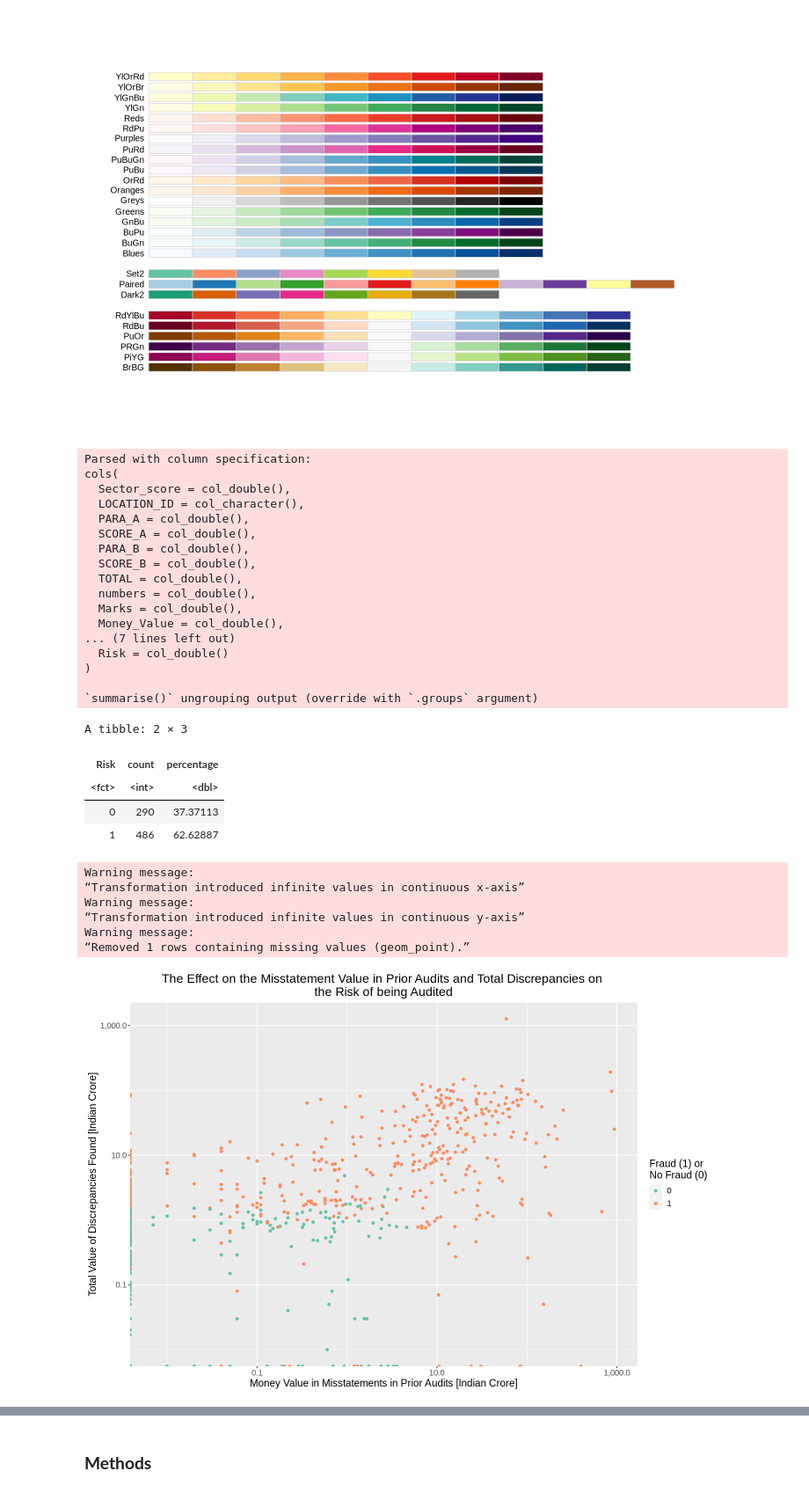
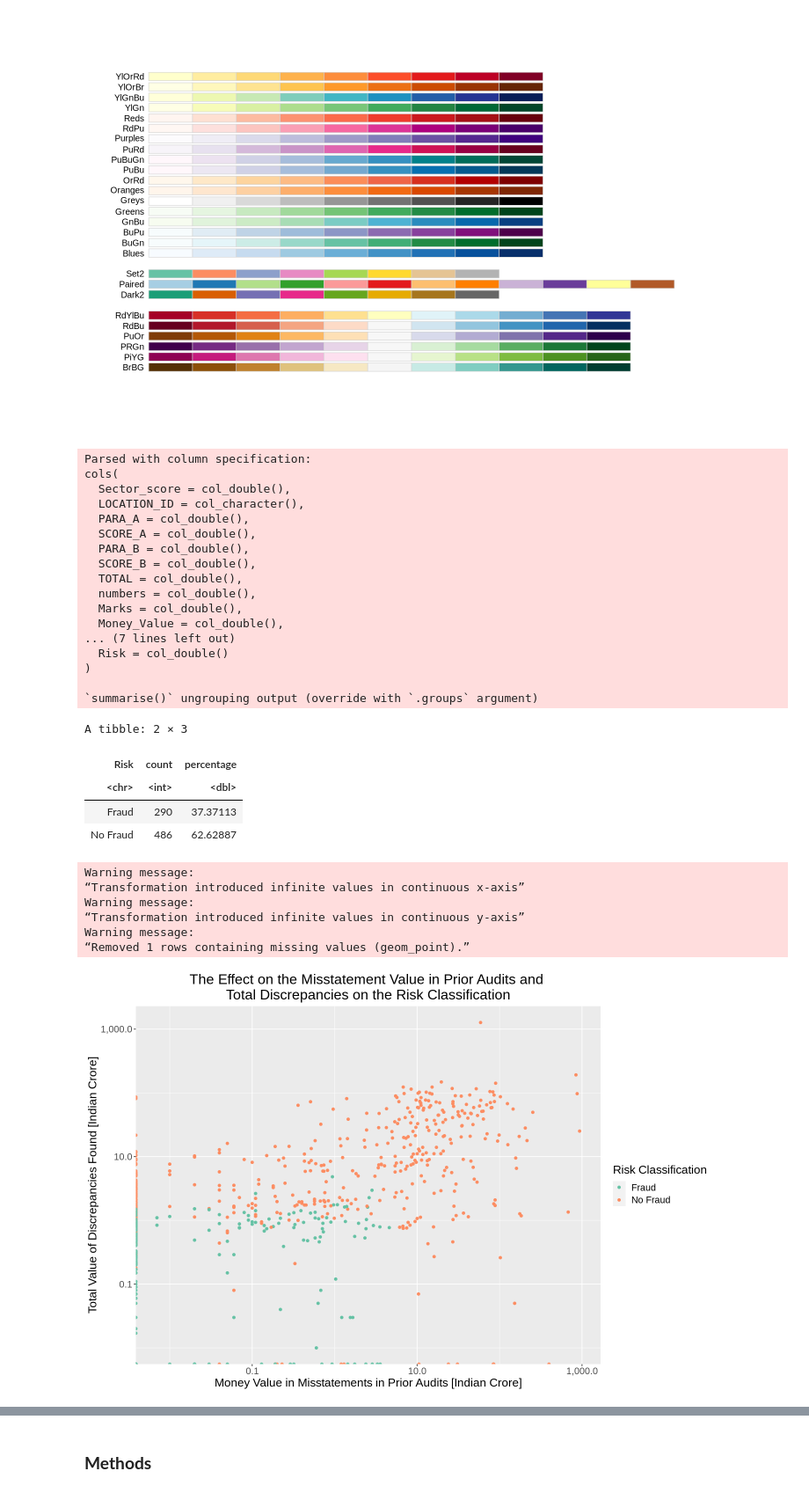
Before and after one commit to fulleraltamiranoe/audit_data, a Jupyter notebook: Final Project Proposal.ipynb, the cells around one changed output, grey strips where cells are left out. Shown: that part at 88% size. Saved outputs shown, nothing was run; the diff lists cells and outputs as text; code cells hidden in the pictures.

Commit message:
Changed Risk
Risk Classification with Fraud and No Fraud

```diff
--- a/Final Project Proposal.ipynb
+++ b/Final Project Proposal.ipynb
@@ -24,6 +24,9 @@ display.brewer.all(colorblindFriendly = TRUE)
 url = "https://raw.githubusercontent.com/fulleraltamiranoe/audit_data/main/trial.csv"
 audit_trial_data <- read_csv(url) %>%
     mutate(Risk = as_factor(Risk))
+
+# Changing the Risk Classification to meaningful names
+audit_trial_data$Risk <- ifelse(audit_trial_data$Risk == "0", "Fraud", "No Fraud")
 
 # Group by Risk and Summarize to see how the Risk classification is dristrubuted
 count <- audit_trial_data %>%
@@ -38,43 +41,43 @@ audit_original_plot <- audit_trial_data %>%
     geom_point() +
     labs(x = "Money Value in Misstatements in Prior Audits [Indian Crore]",
          y = "Total Value of Discrepancies Found [Indian Crore]",
-         colour = c("Fraud (1) or \nNo Fraud (0)")) +
-    ggtitle("The Effect on the Misstatement Value in Prior Audits and Total Discrepancies on \nthe Risk of being Audited") +
-    theme(text = element_text(size = 14), plot.title = element_text(hjust = 0.5)) +
+         colour = c("Risk Classification")) +
+    ggtitle("The Effect on the Misstatement Value in Prior Audits and \nTotal Discrepancies on the Risk Classification") +
+    theme(text = element_text(size = 16), plot.title = element_text(hjust = 0.5)) +
     scale_x_log10(labels = label_comma()) +
     scale_y_log10(labels = label_comma()) +
     scale_color_brewer(palette = "Set2")
 audit_original_plot
 # %% [output]
 Parsed with column specification:
 cols(
   Sector_score = col_double(),
   LOCATION_ID = col_character(),
   PARA_A = col_double(),
   SCORE_A = col_double(),
   PARA_B = col_double(),
   SCORE_B = col_double(),
   TOTAL = col_double(),
   numbers = col_double(),
   Marks = col_double(),
   Money_Value = col_double(),
 ... (7 lines left out)
   Risk = col_double()
 )
 
 `summarise()` ungrouping output (override with `.groups` argument)
 A tibble: 2 × 3
 | Risk | count | percentage |
-| <fct> | <int> | <dbl> |
-| 0 | 290 | 37.37113 |
-| 1 | 486 | 62.62887 |
+| <chr> | <int> | <dbl> |
+| Fraud | 290 | 37.37113 |
+| No Fraud | 486 | 62.62887 |
 Warning message:
 “Transformation introduced infinite values in continuous x-axis”
 Warning message:
 “Transformation introduced infinite values in continuous y-axis”
 Warning message:
 “Removed 1 rows containing missing values (geom_point).”
-[figure, old version]
+[figure, new version]
 # %%
 # Set seed to ensure randomness
 set.seed(1001)
```
Also changed, not shown: parts of 2 cells of this notebook.
